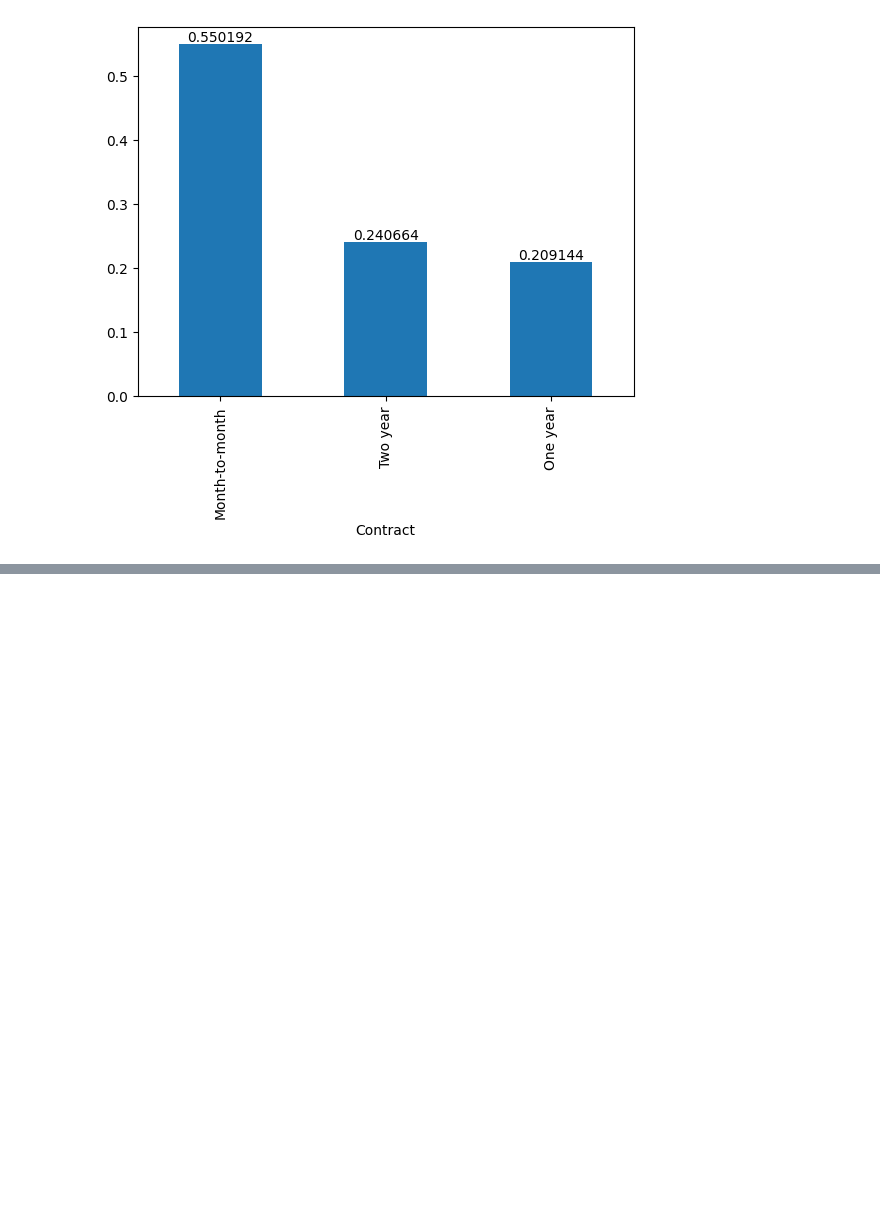
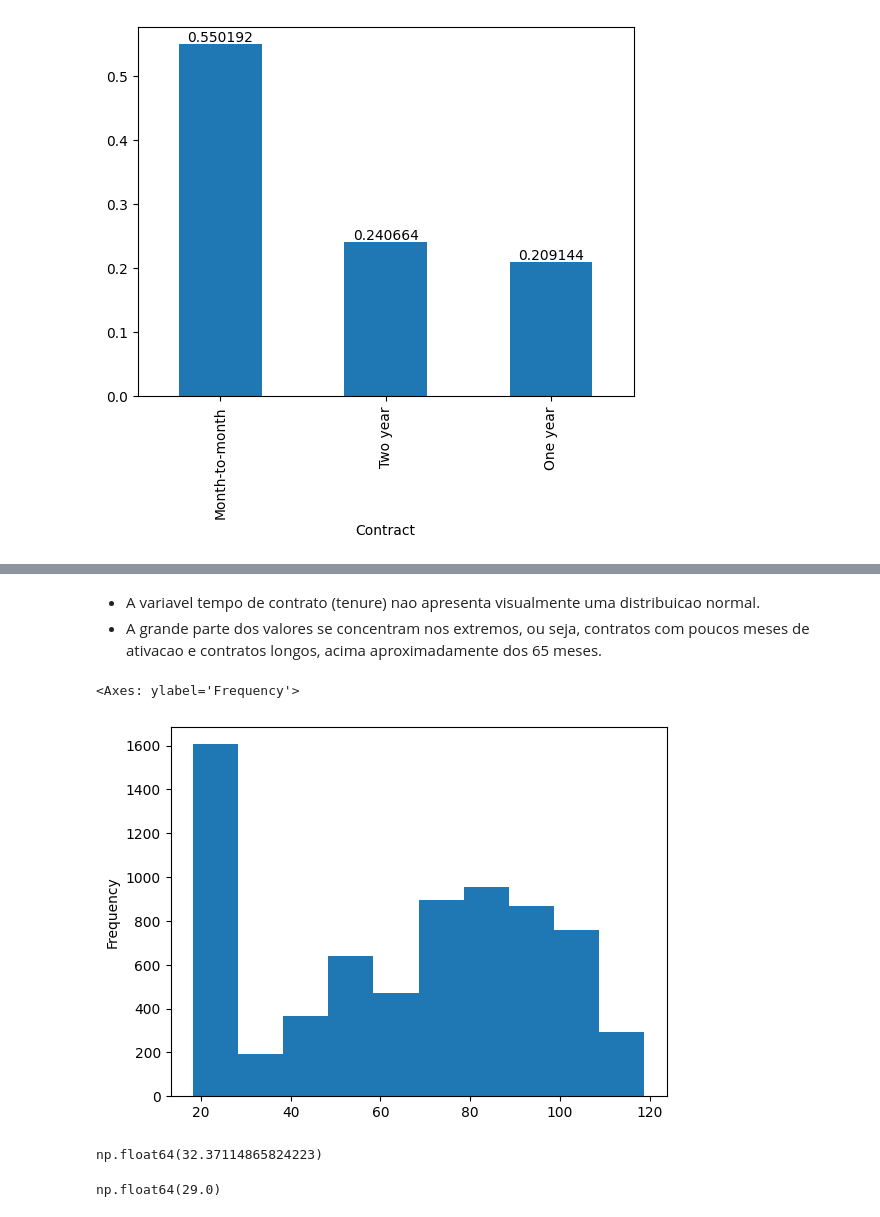
Before and after one commit to marciocamello/ml-eda, a Jupyter notebook: eda_churn.ipynb, the cells around one changed output, grey strips where cells are left out. Cells and saved outputs as stored; diff of their text form; code cells hidden in the pictures; blank space fills up the shorter version.

```diff
--- a/eda_churn.ipynb
+++ b/eda_churn.ipynb
@@ -668,0 +675,19 @@ ax.bar_label(ax.containers[0])
+# %% [markdown]
+- A variavel tempo de contrato (tenure) nao apresenta visualmente uma distribuicao normal.
+- A grande parte dos valores se concentram nos extremos, ou seja, contratos com poucos meses de ativacao e contratos longos, acima aproximadamente dos 65 meses.
+# %%
+# Histograma do Montlhy Charges
+df_churn.MonthlyCharges.plot.hist()
+# %% [output]
+<Axes: ylabel='Frequency'>
+[figure, added]
+# %%
+# Medidas de Pocicao - Media Tempo de Contrato
+df_churn.tenure.mean()
+# %% [output]
+np.float64(32.37114865824223)
+# %%
+# Medidas de Posicao - Mediana Tempo de Contrato
+df_churn.tenure.median()
+# %% [output]
+np.float64(29.0)
```
Also changed, not shown: parts of 9 cells of this notebook.
